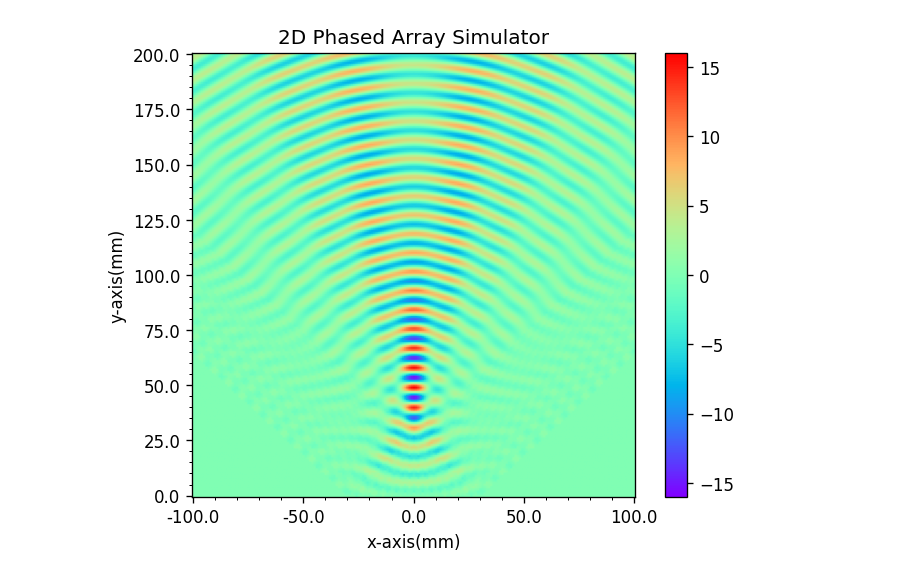
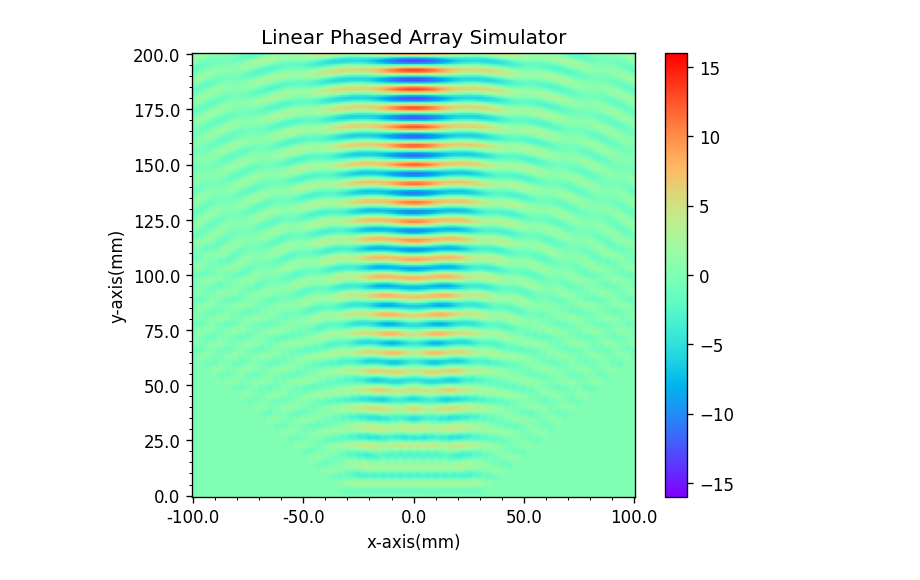
Before and after one commit to ShotaSasaki-HCU/Prog2kakushin, a Jupyter notebook: work2.ipynb, the cells around one changed output. Drawn from its saved outputs; the diff is of its cells as text; code cells hidden in the pictures.

```diff
--- a/work2.ipynb
+++ b/work2.ipynb
@@ -35,9 +35,9 @@ import matplotlib.ticker as ticker
 # convergent_point：集束点の座標
 
 # ２次元配列の要素数に合わせた画像を保存する機能
-# matrix2image
+# use_grid2image：Trueで機能を有効化（デフォルト：False）
 
-def linear_phased_array(A=1, f=40000, v=340.29*1000, t=0, range_x_R=100, range_x_L=-100, range_y_T=200, range_y_B=0, calc_width=1, tr_num=16, tr_directivity=np.deg2rad(95), tr_clearance=4, beam_direction=np.deg2rad(90), use_convergent_mode=False, convergent_point=(0,50)):
+def linear_phased_array(A=1, f=40000, v=340.29*1000, t=0, range_x_R=100, range_x_L=-100, range_y_T=200, range_y_B=0, calc_width=1, tr_num=16, tr_directivity=np.deg2rad(95), tr_clearance=4, beam_direction=np.deg2rad(90), use_convergent_mode=False, convergent_point=(0,40), use_grid2image=False):
   # 送信素子をx軸上に原点が中心となる様に配置する。それらの座標を計算してtr_x_coordに格納する。
   tr_x_coord = [] # 送信素子のx座標（y座標は0で固定）
   if (tr_num % 2) == 1: # 送信素子数が奇数個のとき
@@ -56,56 +56,57 @@ def linear_phased_array(A=1, f=40000, v=340.29*1000, t=0, range_x_R=100, range_x
 
   calc_x = range_x_L # 計算するx座標を初期化
   calc_y = range_y_T # 計算するy座標を初期化
   row = 0 # 行インデックス初期化
   column = 0 # 列インデックス初期化
   for num in range(0, tr_num): # 送信素子それぞれについて左端から順次計算
     if not use_convergent_mode: # ビームフォーミングモード時の位相差計算
       phase_diff = num * tr_clearance * np.sin(beam_direction - (np.pi / 2)) # 位相差（距離）（ビームフォーミングモード）
     else: # 集束モード時の位相差計算
       phase_diff = np.linalg.norm(np.array([convergent_point[0], convergent_point[1]]) - np.array([tr_x_coord[num], 0])) - d_ini # 位相差（距離）（集束モード）
 
     while calc_y > (range_y_B - calc_width): # 計算範囲（sim_result）をインデックスの昇順に走査
       while calc_x < (range_x_R + calc_width):
         vec = np.array([calc_x, calc_y]) - np.array([tr_x_coord[num], 0]) # (計算座標) - (送信素子の座標)
         from_tr = np.arctan2(vec[0], vec[1]) # 送信素子から見た計算座標の向き（y軸が0(rad)で、時計回りが正・反時計回りが負となる。）
         if np.abs(from_tr) <= (tr_directivity / 2): # 計算座標が送信素子の指向性の範囲に入っている場合
           sim_result[row][column] += A * np.sin(2 * np.pi * f * (t - (np.linalg.norm(vec) / v) + (phase_diff / v))) # 波の式
         calc_x += calc_width # 次の計算座標へ（x軸の正方向へ）
         column += 1
       calc_x = range_x_L # 計算するx座標を初期化
       column = 0 # 列インデックス初期化
       calc_y -= calc_width # 次の計算座標へ（y軸の負方向へ）
       row += 1
     calc_y = range_y_T # 計算するy座標を初期化
     row = 0 # 行インデックス初期化
 
-  # ここからヒートマップの表示設定
-  fig, ax = plt.subplots(figsize=(6.4, 4.8), dpi=120)
-  im = ax.imshow(sim_result, cmap='rainbow', aspect='equal', vmin=-A*tr_num, vmax=A*tr_num)
-  plt.colorbar(im)
-  # x軸目盛りの設定
-  ax.set_xticks(np.arange(0, sim_result.shape[1], 1))
-  ax.set_xticklabels(np.linspace(range_x_L, range_x_L+(calc_width*(sim_result.shape[1]-1)), sim_result.shape[1]))
-  ax.xaxis.set_major_locator(ticker.AutoLocator()) # 過剰に指定された目盛りを自動調整
-  ax.xaxis.set_minor_locator(ticker.AutoMinorLocator()) # 副目盛りで主目盛りを自動補完
-  # y軸目盛りの設定
-  ax.set_yticks(np.arange(sim_result.shape[0]-1, 0-1, -1))
-  ax.set_yticklabels(np.linspace(range_y_T-(calc_width*(sim_result.shape[0]-1)), range_y_T, sim_result.shape[0]))
-  ax.yaxis.set_major_locator(ticker.AutoLocator()) # 過剰に指定された目盛りを自動調整
-  ax.yaxis.set_minor_locator(ticker.AutoMinorLocator()) # 副目盛りで主目盛りを自動補完
-  # タイトル・軸ラベルの設定
-  ax.set_title('2D Phased Array Simulator')
-  ax.set_xlabel('x-axis(mm)')
-  ax.set_ylabel('y-axis(mm)')
-  plt.show()
-
-  # fig, ax = plt.subplots(figsize=sim_result.shape[::-1], dpi=1, tight_layout=True)
-  # ax.imshow(sim_result, cmap='rainbow', aspect='equal', vmin=-A*tr_num, vmax=A*tr_num)
-  # ax.axis('off')
-  # plt.savefig('image.png', dpi=1)
+  if not use_grid2image:
+    # ここからヒートマップの表示設定
+    fig, ax = plt.subplots(figsize=(6.4, 4.8), dpi=120)
+    im = ax.imshow(sim_result, cmap='rainbow', aspect='equal', vmin=-A*tr_num, vmax=A*tr_num)
+    plt.colorbar(im)
+    # x軸目盛りの設定
+    ax.set_xticks(np.arange(0, sim_result.shape[1], 1))
+    ax.set_xticklabels(np.linspace(range_x_L, range_x_L+(calc_width*(sim_result.shape[1]-1)), sim_result.shape[1]))
+    ax.xaxis.set_major_locator(ticker.AutoLocator()) # 過剰に指定された目盛りを自動調整
+    ax.xaxis.set_minor_locator(ticker.AutoMinorLocator()) # 副目盛りで主目盛りを自動補完
+    # y軸目盛りの設定
+    ax.set_yticks(np.arange(sim_result.shape[0]-1, 0-1, -1))
+    ax.set_yticklabels(np.linspace(range_y_T-(calc_width*(sim_result.shape[0]-1)), range_y_T, sim_result.shape[0]))
+    ax.yaxis.set_major_locator(ticker.AutoLocator()) # 過剰に指定された目盛りを自動調整
+    ax.yaxis.set_minor_locator(ticker.AutoMinorLocator()) # 副目盛りで主目盛りを自動補完
+    # タイトル・軸ラベルの設定
+    ax.set_title('Linear Phased Array Simulator')
+    ax.set_xlabel('x-axis(mm)')
+    ax.set_ylabel('y-axis(mm)')
+    plt.show()
+  else:
+    fig, ax = plt.subplots(figsize=sim_result.shape[::-1], dpi=1, tight_layout=True)
+    ax.imshow(sim_result, cmap='rainbow', aspect='equal', vmin=-A*tr_num, vmax=A*tr_num)
+    ax.axis('off')
+    plt.savefig('image.png', dpi=1)
 
   return
 
-linear_phased_array(use_convergent_mode=True)
+linear_phased_array(use_convergent_mode=False, use_grid2image=False)
 # %% [output]
-[figure, old version]
+[figure, new version]
```
